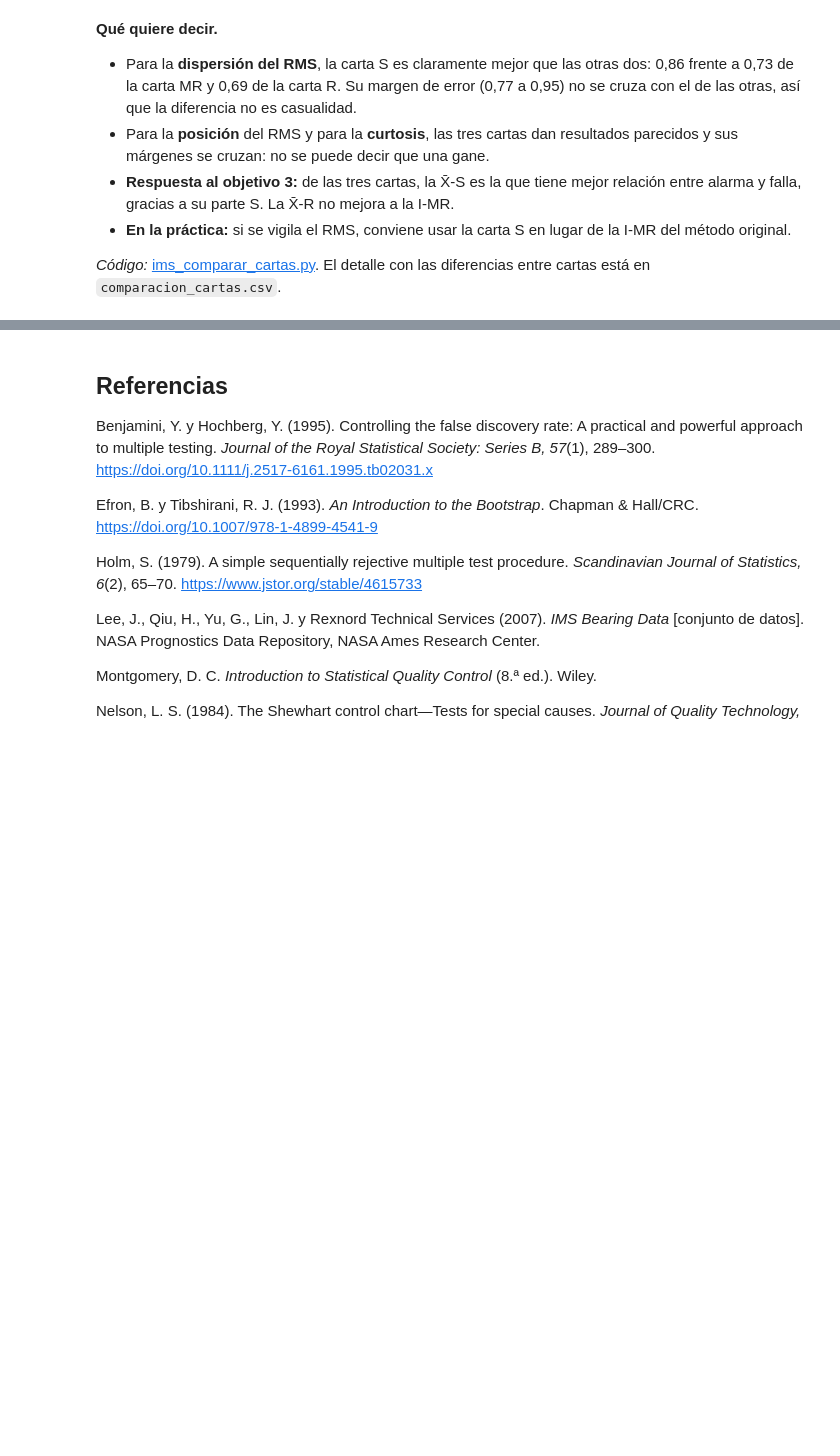
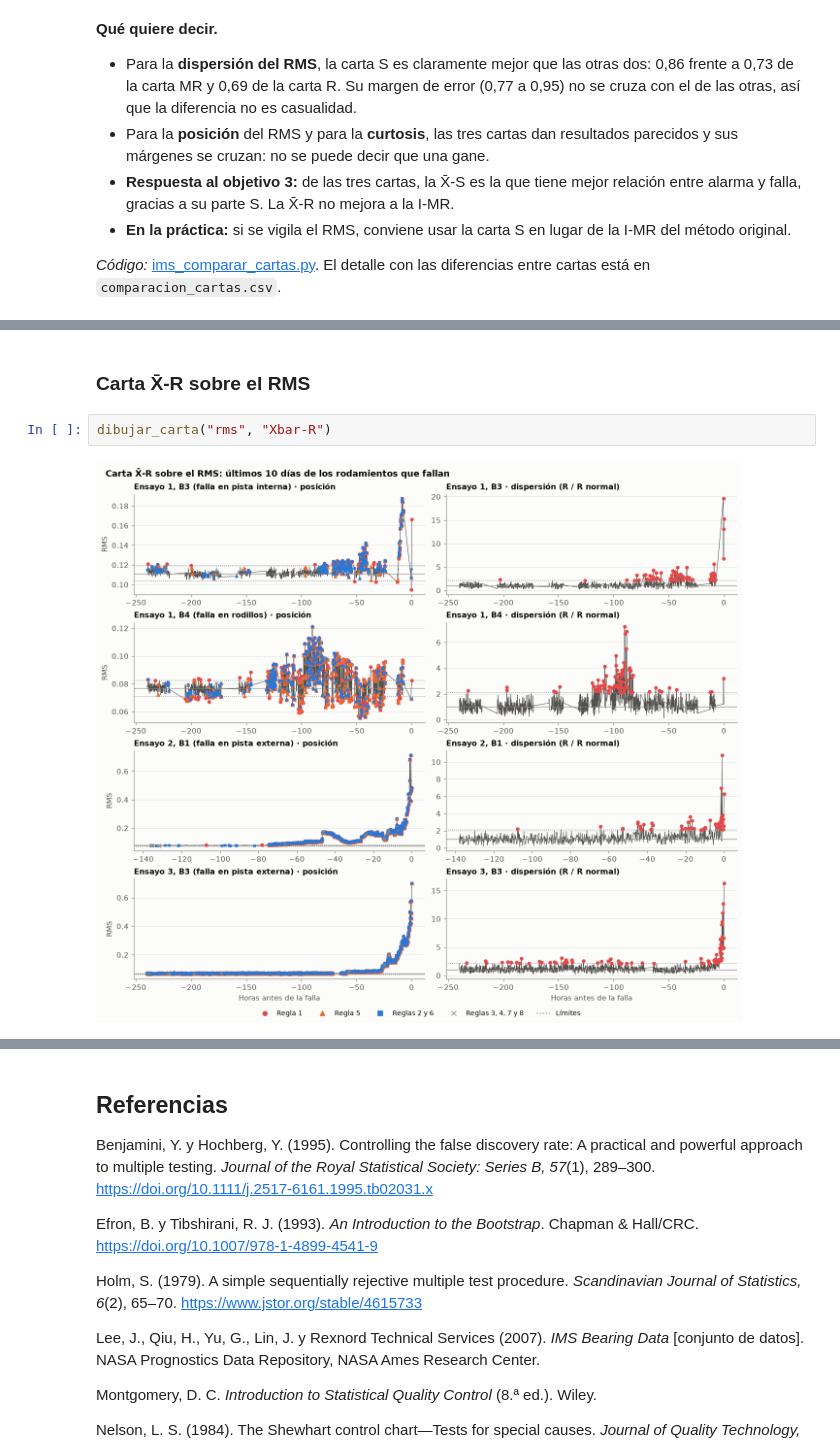
Before and after one commit to mcarocantillo/Mantenimiento-predictivo, a Jupyter notebook: cartas_nelson_ims.ipynb, the cells around one changed output, grey strips where cells are left out. Drawn from its saved outputs; the diff is of its cells as text; blank space fills up the shorter version.

```diff
--- a/cartas_nelson_ims.ipynb
+++ b/cartas_nelson_ims.ipynb
@@ -407,0 +483,6 @@ auc.set_index("Qué mira la carta")[["I-MR", "Xbar-R", "Xbar-S"]].rename(columns
+# %% [markdown]
+### Carta X̄-R sobre el RMS
+# %%
+dibujar_carta("rms", "Xbar-R")
+# %% [output]
+[figure, added]
```
Also changed, not shown: parts of 17 cells of this notebook, 2 other files.
